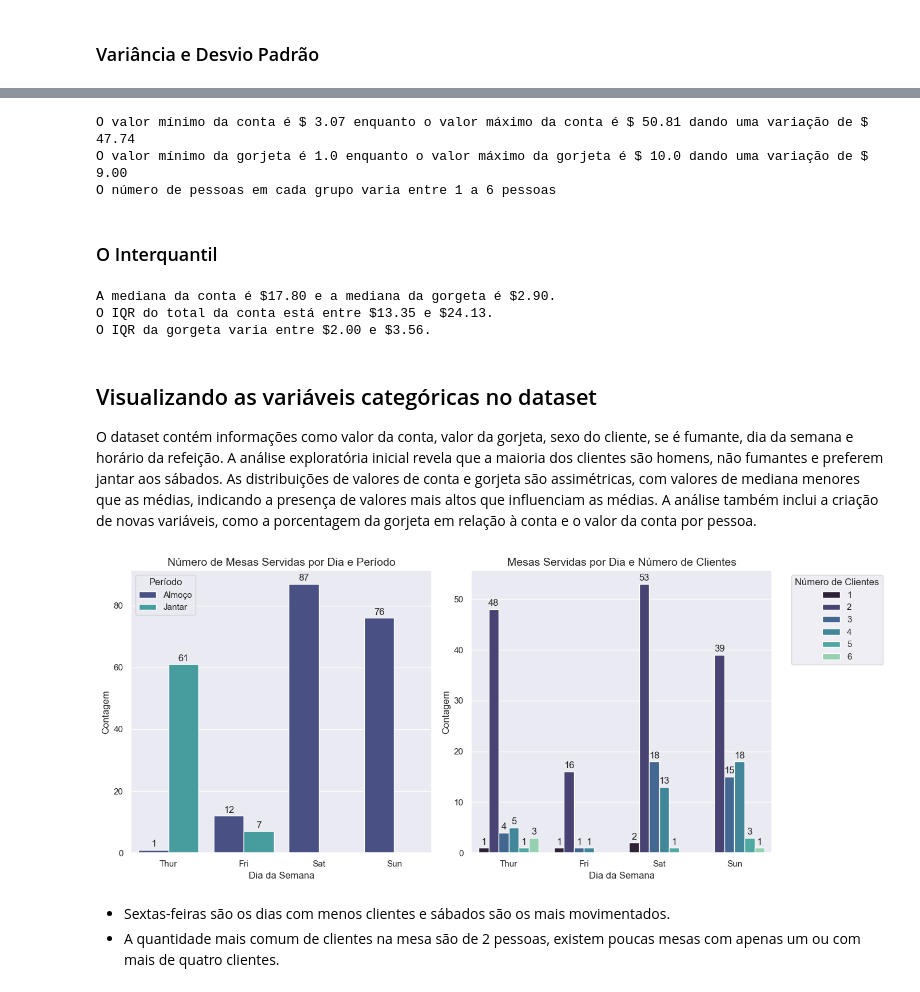
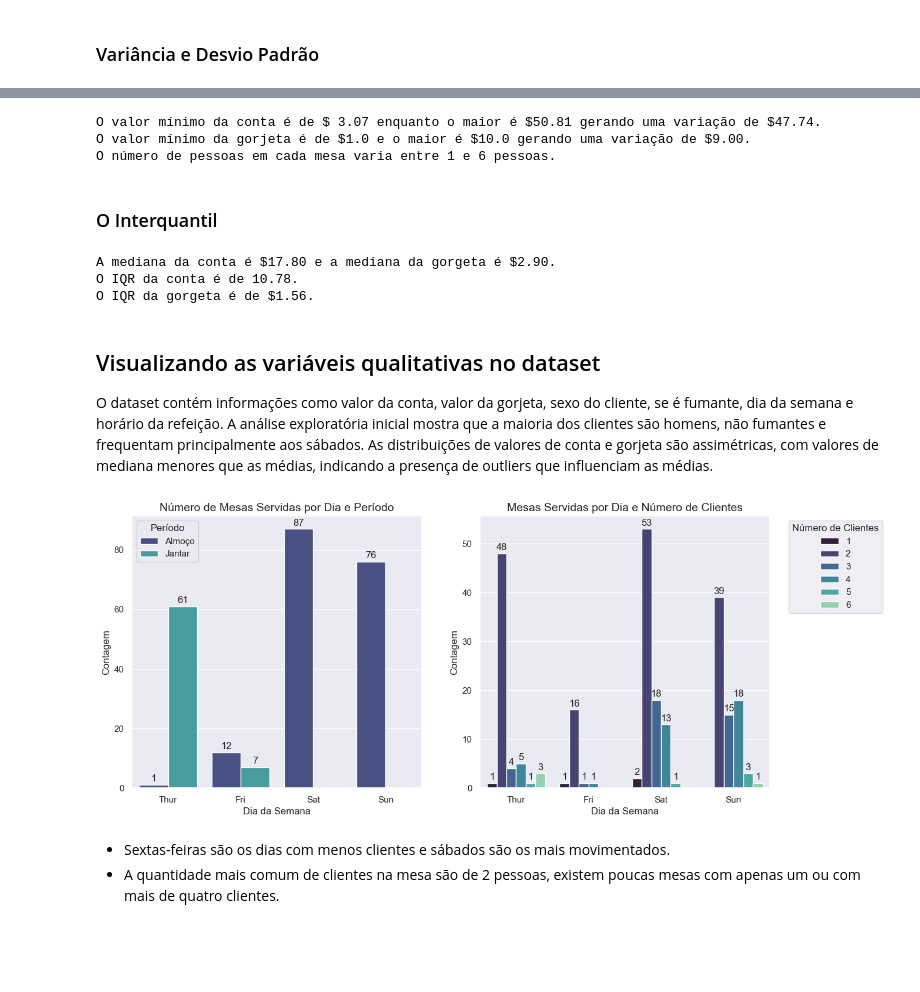
Before and after one commit to felinjob/Analise_Dataset_Gorjetas, a Jupyter notebook: notebooks/01-exploratory_data_analysis.ipynb, the cells around one changed output, grey strips where cells are left out. Drawn from its saved outputs; the diff is of its cells as text; code cells hidden in the pictures; blank space fills up the shorter version.

```diff
--- a/notebooks/01-exploratory_data_analysis.ipynb
+++ b/notebooks/01-exploratory_data_analysis.ipynb
@@ -61,7 +63,10 @@ import pandas as pd
 import numpy as np
 import matplotlib.pyplot as plt
 import seaborn as sns
+import warnings
 
+warnings.filterwarnings("ignore")
+sns.set(style="darkgrid", palette="mako")
 np.set_printoptions(precision=4, threshold=5, suppress=True)
 pd.options.display.max_rows=8
 # %% [markdown]
@@ -199,61 +202,54 @@ A variância e os desvios padrão do total de pessoas na mesa são $0.90 e $0.95
 # %%
-print(f"O valor mínimo da conta é $ {df['total_bill'].min()} enquanto o valor máximo da conta é ${df['total_bill'].max()} dando uma variação de ${df['total_bill'].max() - df['total_bill'].min()}.")
-print(f"O valor mínimo da gorjeta é {df['tip'].min()} enquanto o valor máximo da gorjeta é ${df['tip'].max()} dando uma variação de ${df['tip'].max() - df['tip'].min():.2f}.")
-print(f"O número de pessoas em cada grupo varia entre {df['size'].min()} a {df['size'].max()} pessoas.")
+print(f"O valor mínimo da conta é de $ {df['total_bill'].min()} enquanto o maior é ${df['total_bill'].max()} gerando uma variação de ${df['total_bill'].max() - df['total_bill'].min()}.")
+print(f"O valor mínimo da gorjeta é de ${df['tip'].min()} e o maior é ${df['tip'].max()} gerando uma variação de ${df['tip'].max() - df['tip'].min():.2f}.")
+print(f"O número de pessoas em cada mesa varia entre {df['size'].min()} e {df['size'].max()} pessoas.")
 # %% [output]
-O valor mínimo da conta é $ 3.07 enquanto o valor máximo da conta é $ 50.81 dando uma variação de $ 47.74
-O valor mínimo da gorjeta é 1.0 enquanto o valor máximo da gorjeta é $ 10.0 dando uma variação de $ 9.00
-O número de pessoas em cada grupo varia entre 1 a 6 pessoas
+O valor mínimo da conta é de $ 3.07 enquanto o maior é $50.81 gerando uma variação de $47.74.
+O valor mínimo da gorjeta é de $1.0 e o maior é $10.0 gerando uma variação de $9.00.
+O número de pessoas em cada mesa varia entre 1 e 6 pessoas.
 # %% [markdown]
 ### O Interquantil
 # %%
 print(f"A mediana da conta é ${df['total_bill'].quantile(q=0.5):.2f} e a mediana da gorgeta é ${df['tip'].quantile(q=0.5):.2f}.")
-print(f"O IQR do total da conta está entre ${df['total_bill'].quantile(q=0.25):.2f} e ${df['total_bill'].quantile(q=0.75):.2f}.")
-print(f"O IQR da gorgeta varia entre ${df['tip'].quantile(q=0.25):.2f} e ${df['tip'].quantile(q=0.75):.2f}.")
+print(f"O IQR da conta é de {(df['total_bill'].quantile(q=0.75)) - (df['total_bill'].quantile(q=0.25)):.2f}.")
+print(f"O IQR da gorgeta é de ${(df['tip'].quantile(q=0.75))- (df['tip'].quantile(q=0.25)):.2f}.")
 # %% [output]
 A mediana da conta é $17.80 e a mediana da gorgeta é $2.90.
-O IQR do total da conta está entre $13.35 e $24.13.
-O IQR da gorgeta varia entre $2.00 e $3.56.
+O IQR da conta é de 10.78.
+O IQR da gorgeta é de $1.56.
 # %% [markdown]
 <a id="visucat"></a>
-## Visualizando as variáveis categóricas no dataset
+## Visualizando as variáveis qualitativas no dataset
 
 O dataset contém informações como valor da conta, valor da gorjeta, sexo do cliente, se é fumante, dia da semana e horário da refeição.
-A análise exploratória inicial revela que a maioria dos clientes são homens, não fumantes e preferem jantar aos sábados.
-As distribuições de valores de conta e gorjeta são assimétricas, com valores de mediana menores que as médias, indicando a presença de valores mais altos que influenciam as médias.
-A análise também inclui a criação de novas variáveis, como a porcentagem da gorjeta em relação à conta e o valor da conta por pessoa.
+A análise exploratória inicial mostra que a maioria dos clientes são homens, não fumantes e frequentam principalmente aos sábados.
+As distribuições de valores de conta e gorjeta são assimétricas, com valores de mediana menores que as médias, indicando a presença de outliers que influenciam as médias.
 # %%
-ordem_dias=["Thur", "Fri", "Sat","Sun"] # a ordem a ser mostrada nos plots
+ordem_dia=["Thur", "Fri", "Sat","Sun"]
 # %%
-sns.set(style="darkgrid", palette="muted")
-
 fig, axes = plt.subplots(1, 2, figsize=(14, 6))
 
-sns.countplot(x="day", hue="size", data=df, ax=axes[1], order=ordem_dias,
-              palette="mako")  # Paleta mais clara e variada
+sns.countplot(x="day", hue="size", data=df, ax=axes[1], order=ordem_dia, palette="mako")
 axes[1].set_title("Mesas Servidas por Dia e Número de Clientes", fontsize=14)
 axes[1].set_xlabel("Dia da Semana", fontsize=12)
 axes[1].set_ylabel("Contagem", fontsize=12)
-axes[1].legend(title="Número de Clientes", bbox_to_anchor=(1.05, 1), loc='upper left')
+axes[1].legend(title="Número de Clientes", bbox_to_anchor=(1.05, 1))
 
-sns.countplot(x="day", hue="time", data=df, ax=axes[0], order=ordem_dias,
-              palette="mako")
+sns.countplot(x="day", hue="time", data=df, ax=axes[0], order=ordem_dia, palette="mako")
 axes[0].set_title("Número de Mesas Servidas por Dia e Período", fontsize=14)
 axes[0].set_xlabel("Dia da Semana", fontsize=12)
 axes[0].set_ylabel("Contagem", fontsize=12)
 axes[0].legend(title="Período", labels=["Almoço", "Jantar"])
+
 
 for container in axes[1].containers:
     axes[1].bar_label(container, fmt='%.0f', padding=2)
 for container in axes[0].containers:
     axes[0].bar_label(container, fmt='%.0f', padding=2)
 
-
-plt.tight_layout()
-
 plt.show()
 # %% [output]
-[figure, old version]
+[figure, new version]
 # %% [markdown]
 * Sextas-feiras são os dias com menos clientes e sábados são os mais movimentados.
 * A quantidade mais comum de clientes na mesa são de 2 pessoas, existem poucas mesas com apenas um ou com mais de quatro clientes.
```
Also changed, not shown: parts of 56 cells of this notebook.
